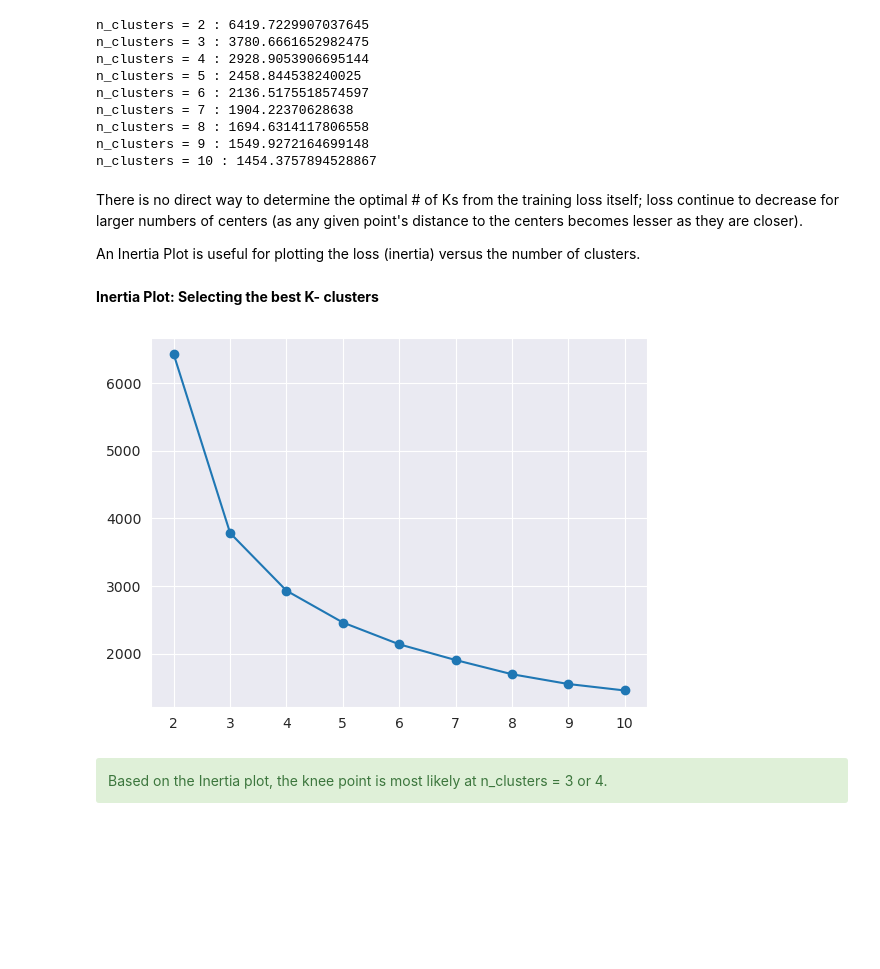
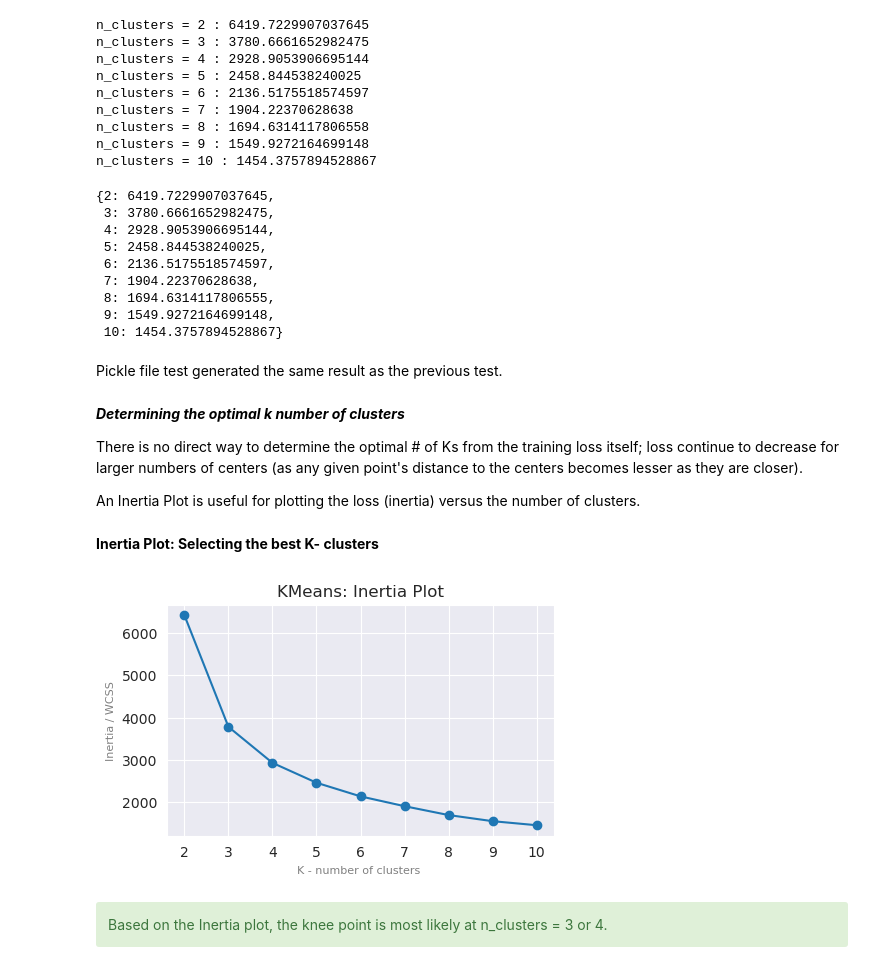
Before and after one commit to ds-edu/DataScienceCapstone_OnlineRetail, a Jupyter notebook: notebooks/Modeling.ipynb, the cells around one changed output. Drawn from its saved outputs; the diff is of its cells as text; code cells hidden in the pictures; blank space fills up the shorter version.

Commit message:
Version 2.1: pkl file test upd

```diff
--- a/notebooks/Modeling.ipynb
+++ b/notebooks/Modeling.ipynb
@@ -597,17 +597,50 @@ n_clusters = 7 : 1904.22370628638
 n_clusters = 8 : 1694.6314117806558
 n_clusters = 9 : 1549.9272164699148
 n_clusters = 10 : 1454.3757894528867
+# %%
+# Testing the imported pkl files. Should have the same results as above.
+
+k_clusters = range(2,11)
+pkl_path = '../models/'
+inertias = {}
+
+for k in k_clusters:
+    ipkl_name = "final_km_k_{}.pkl".format(k)
+    ipkl_file = os.path.join(pkl_path, ipkl_name)
+    imodel = joblib.load(ipkl_file)
+    imodel.fit(X)
+    inertias[k] = imodel['kmeans'].inertia_
+
+inertias
+# %% [output]
+{2: 6419.7229907037645,
+ 3: 3780.6661652982475,
+ 4: 2928.9053906695144,
+ 5: 2458.844538240025,
+ 6: 2136.5175518574597,
+ 7: 1904.22370628638,
+ 8: 1694.6314117806555,
+ 9: 1549.9272164699148,
+ 10: 1454.3757894528867}
+# %% [markdown]
+Pickle file test generated the same result as the previous test.
 # %% [markdown]
+***Determining the optimal k number of clusters***
+
 There is no direct way to determine the optimal # of Ks from the training loss itself; loss continue to decrease for larger numbers of centers (as any given point's distance to the centers becomes lesser as they are closer).
 
 An Inertia Plot is useful for plotting the loss (inertia) versus the number of clusters.
 # %% [markdown]
 **Inertia Plot: Selecting the best K- clusters**
-# %%
-plt.plot(k_clusters, inertias.values(), '-o')
-plt.show()
-# %% [output]
-[figure, removed]
+# %%
+plt.figure(figsize=(5,3))
+plt.plot(k_clusters, inertias.values(), '-o')
+plt.xlabel('K - number of clusters ', fontsize=8, color='gray')
+plt.ylabel('Inertia / WCSS', fontsize=8, color='gray')
+plt.title('KMeans: Inertia Plot')
+plt.show()
+# %% [output]
+[figure, added]
 # %% [markdown]
 <div class="alert alert-block alert-success">
 Based on the Inertia plot, the knee point is most likely at n_clusters = 3 or 4.
```
Also changed, not shown: parts of 1 cell of this notebook, 1 other file.
